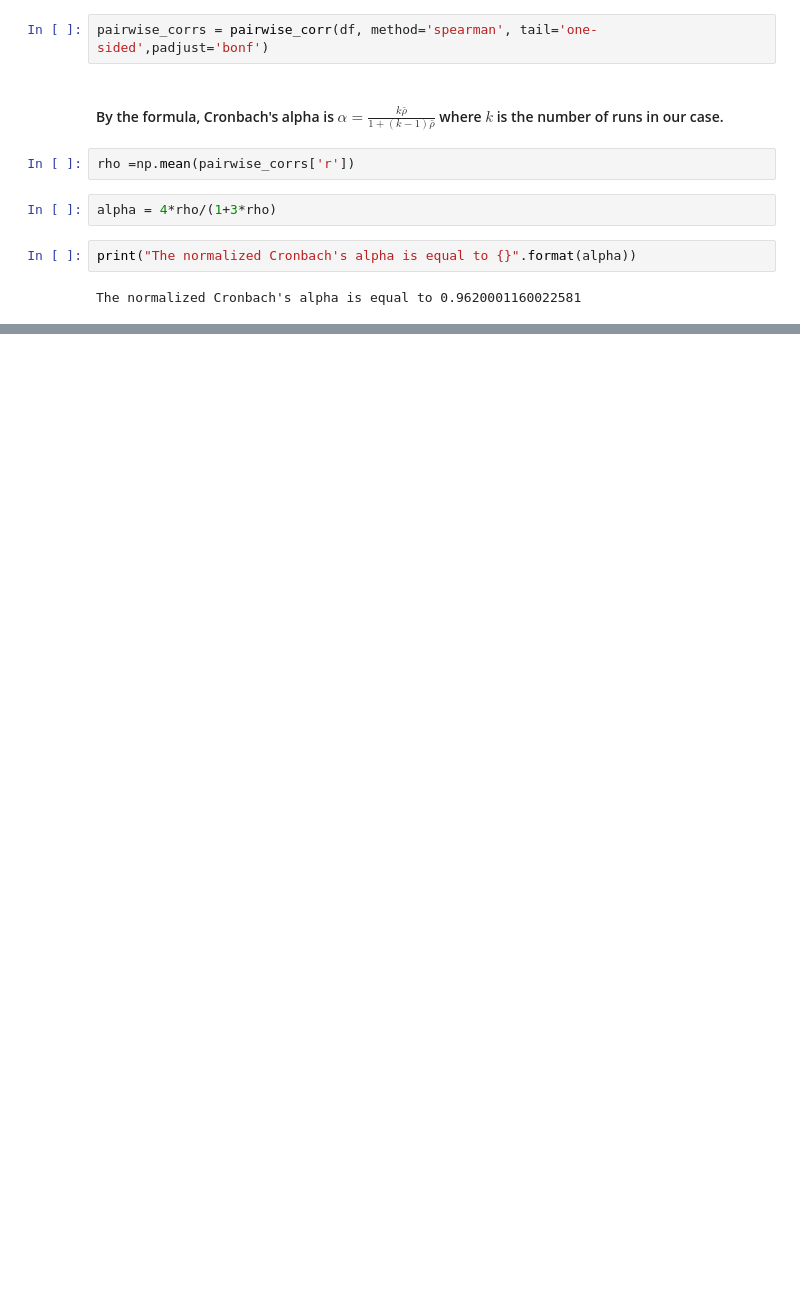
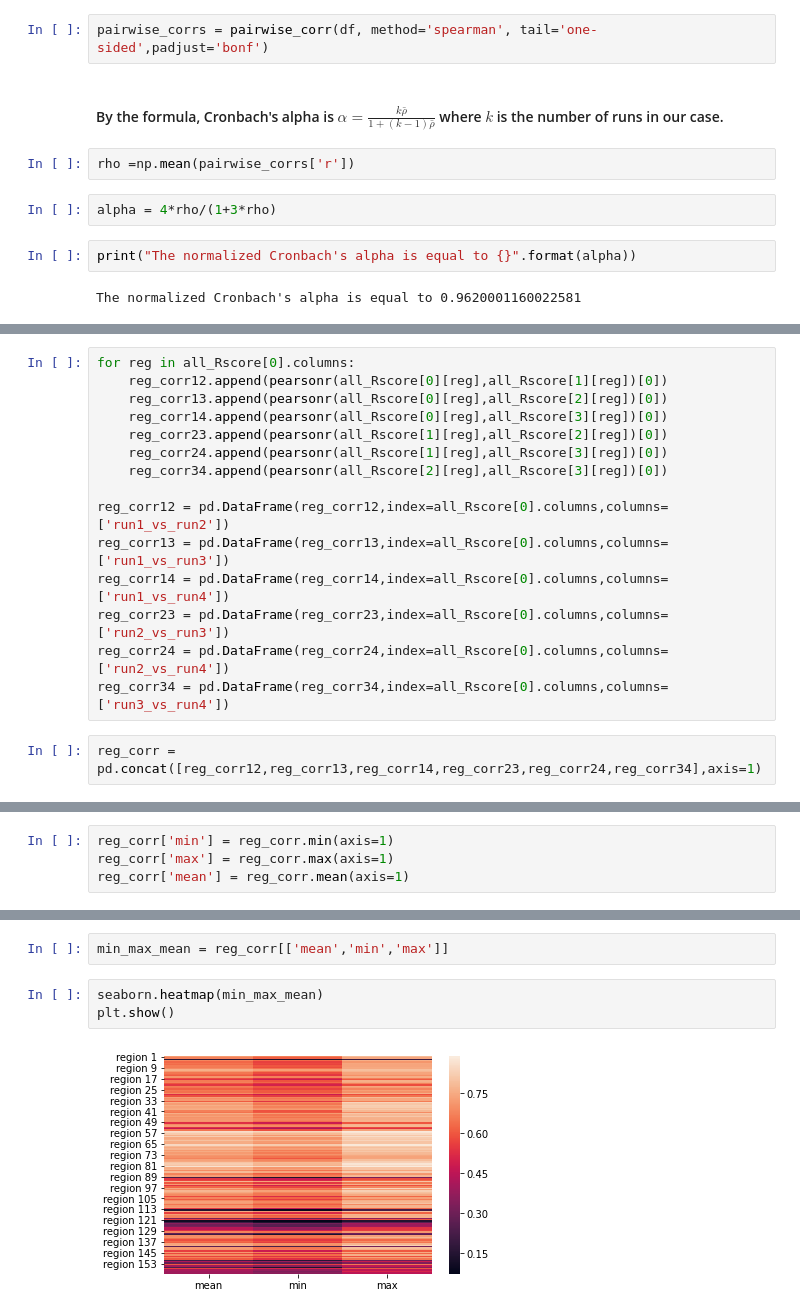
Before and after one commit to DylanYang7225/FMRI-Analysis, a Jupyter notebook: part5_Intraclass_Correlation_and_Interclass_Correlation.ipynb, the cells around one changed output, grey strips where cells are left out. Cells and saved outputs as stored; diff of their text form; blank space fills up the shorter version.

```diff
--- a/part5_Intraclass_Correlation.ipynb
+++ b/part5_Intraclass_Correlation_and_Interclass_Correlation.ipynb
@@ -293,0 +344,17 @@ The normalized Cronbach's alpha is equal to 0.9620001160022581
+# %%
+for reg in all_Rscore[0].columns:
+    reg_corr12.append(pearsonr(all_Rscore[0][reg],all_Rscore[1][reg])[0])
+    reg_corr13.append(pearsonr(all_Rscore[0][reg],all_Rscore[2][reg])[0])
+    reg_corr14.append(pearsonr(all_Rscore[0][reg],all_Rscore[3][reg])[0])
+    reg_corr23.append(pearsonr(all_Rscore[1][reg],all_Rscore[2][reg])[0])
+    reg_corr24.append(pearsonr(all_Rscore[1][reg],all_Rscore[3][reg])[0])
+    reg_corr34.append(pearsonr(all_Rscore[2][reg],all_Rscore[3][reg])[0])
+
+reg_corr12 = pd.DataFrame(reg_corr12,index=all_Rscore[0].columns,columns=['run1_vs_run2'])
+reg_corr13 = pd.DataFrame(reg_corr13,index=all_Rscore[0].columns,columns=['run1_vs_run3'])
+reg_corr14 = pd.DataFrame(reg_corr14,index=all_Rscore[0].columns,columns=['run1_vs_run4'])
+reg_corr23 = pd.DataFrame(reg_corr23,index=all_Rscore[0].columns,columns=['run2_vs_run3'])
+reg_corr24 = pd.DataFrame(reg_corr24,index=all_Rscore[0].columns,columns=['run2_vs_run4'])
+reg_corr34 = pd.DataFrame(reg_corr34,index=all_Rscore[0].columns,columns=['run3_vs_run4'])
+# %%
+reg_corr = pd.concat([reg_corr12,reg_corr13,reg_corr14,reg_corr23,reg_corr24,reg_corr34],axis=1)
@@ -293,0 +377,4 @@ The normalized Cronbach's alpha is equal to 0.9620001160022581
+# %%
+reg_corr['min'] = reg_corr.min(axis=1)
+reg_corr['max'] = reg_corr.max(axis=1)
+reg_corr['mean'] = reg_corr.mean(axis=1)
@@ -293,0 +397,7 @@ The normalized Cronbach's alpha is equal to 0.9620001160022581
+# %%
+min_max_mean = reg_corr[['mean','min','max']]
+# %%
+seaborn.heatmap(min_max_mean)
+plt.show()
+# %% [output]
+[figure, added]
```
Also changed, not shown: parts of 18 cells of this notebook.
